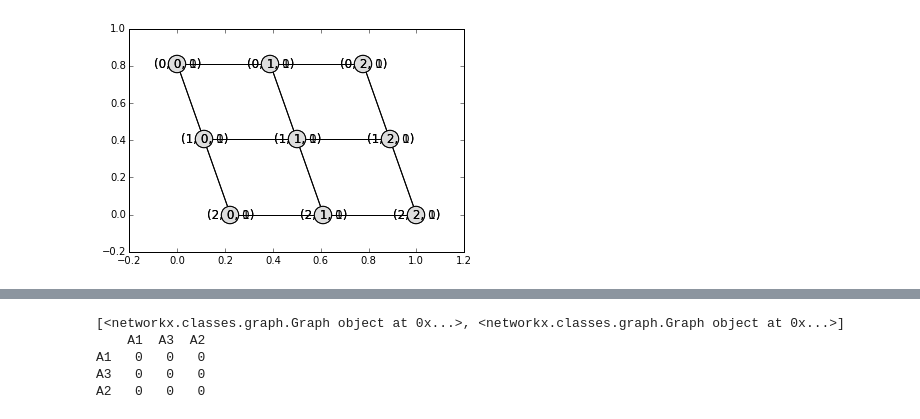
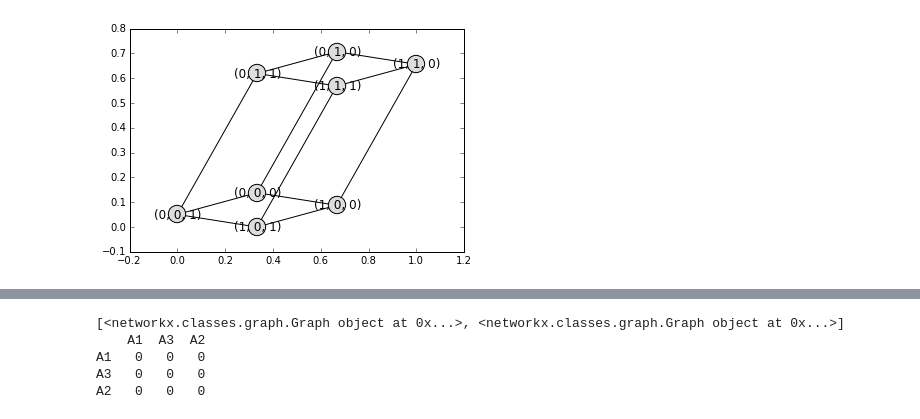
Before and after one commit to colinsh21/Python, a Jupyter notebook: ipython/ShipNET/affordance routing.ipynb, the cells around one changed output, grey strips where cells are left out. Drawn from its saved outputs; the diff is of its cells as text; code cells hidden in the pictures.

```diff
--- a/ipython/ShipNET/affordance routing.ipynb
+++ b/ipython/ShipNET/affordance routing.ipynb
@@ -17,7 +17,7 @@ import pandas as pd
 from collections import Counter
 # %%
 #zone grid
-grid_size=[3,3,2]
+grid_size=[2,2,2]
 g=nx.grid_graph(dim=grid_size)
 g_layout = nx.spectral_layout(g)
 nx.draw_networkx(g, pos=g_layout, node_color='#dddddd')
@@ -42,34 +42,34 @@ for u,v in g.edges():
         g[u][v]['penetration']='T{}'.format(max(u[0],v[0]))
         g[u][v]['streets']=['L{}'.format(u[1]),'L{}'.format((u[1]+1)),'H{}'.format(u[2]),'H{}'.format((u[2]+1))]
 
     if coord_change==1: #move in y
         g[u][v]['penetration']='L{}'.format(max(u[1],v[1]))
         g[u][v]['streets']=['H{}'.format(u[1]),'H{}'.format((u[1]+1)),'T{}'.format(u[2]),'T{}'.format((u[2]+1))]
 
     if coord_change==2: #move in z
         g[u][v]['penetration']='H{}'.format(max(u[2],v[2]))
         g[u][v]['streets']=['T{}'.format(u[1]),'T{}'.format((u[1]+1)),'L{}'.format(u[2]),'L{}'.format((u[2]+1))]
 
 
 #generate default information dual
 i_g=nx.Graph()
 for key in streets:
     if streets[key]['orientation'] is 'horizontal':
         for cross_street in streets:
             if streets[cross_street]['orientation'] is not 'horizontal':
                 i_g.add_edge(key,cross_street)
 
     if streets[key]['orientation'] is 'transverse':
         for cross_street in streets:
             if streets[cross_street]['orientation'] is not 'transverse':
                 i_g.add_edge(key,cross_street)
 
     if streets[key]['orientation'] is 'longitudinal':
         for cross_street in streets:
             if streets[cross_street]['orientation'] is not 'longitudinal':
                 i_g.add_edge(key,cross_street)
 # %% [output]
-[figure, old version]
+[figure, new version]
 # %%
 #create affordance network
 aff_g=nx.Graph()
```
Also changed, not shown: parts of 1 cell of this notebook.
